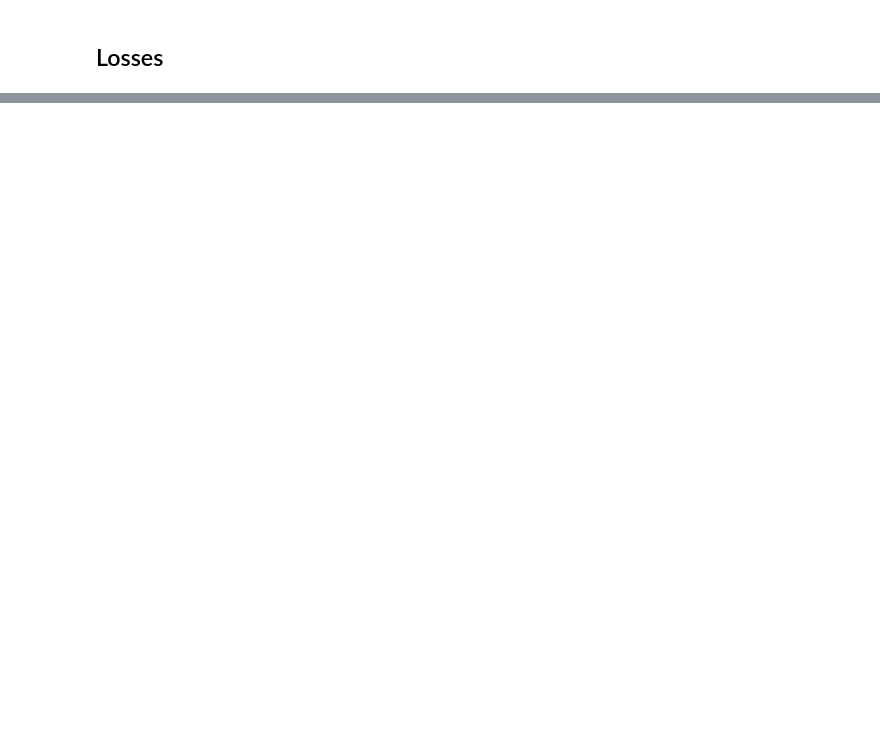
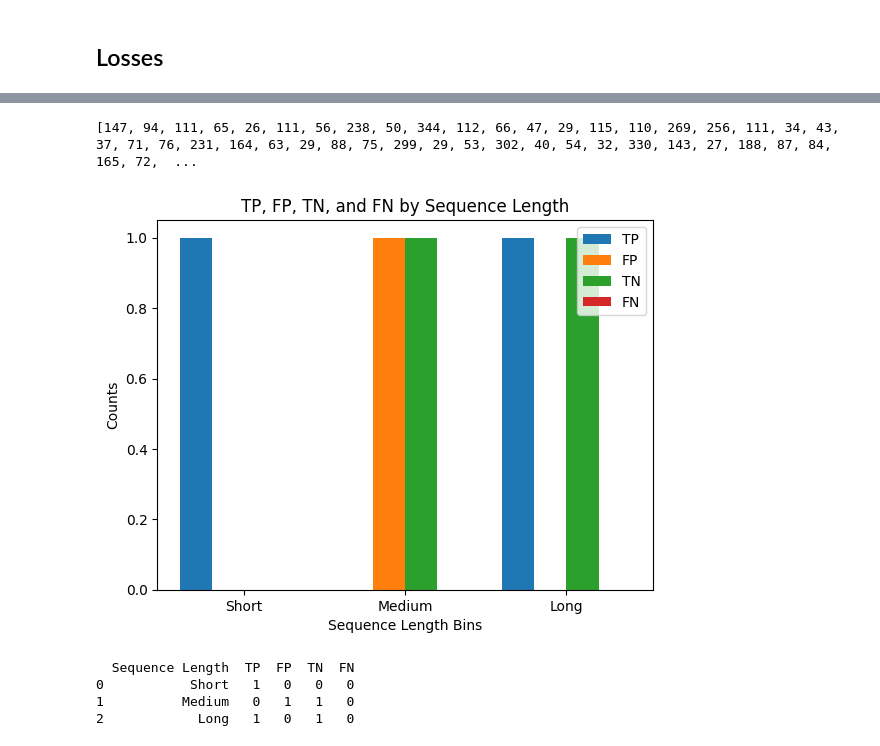
Before and after one commit to PierreEpron/irony-detection, a Jupyter notebook: evaluate.ipynb, the cells around one changed output, grey strips where cells are left out. Drawn from its saved outputs; the diff is of its cells as text; code cells hidden in the pictures; blank space fills up the shorter version.

Commit message:
comparison data

```diff
--- a/evaluate.ipynb
+++ b/evaluate.ipynb
@@ -116,0 +125,8 @@ plot_loss(states)
+# %%
+DATASET_NAME = "CreativeLang/EPIC_Irony"
+df = make_dataset(pd.DataFrame(load_dataset(DATASET_NAME)['train']))
+data = read_jsonl('results/clm_llama_nt.jsonl')
+# %%
+for item in data:
+    for i in item:
+        print(i['gold'])
@@ -116,0 +160,12 @@ plot_loss(states)
+# %%
+golds = []
+preds = []
+for item in data:
+    for el in item:
+        golds.append(el['gold'])
+        preds.append(el['pred'])
+
+sequence_lengths = [len(text) for text in df.text]
+print(sequence_lengths)
+# %% [output]
+[147, 94, 111, 65, 26, 111, 56, 238, 50, 344, 112, 66, 47, 29, 115, 110, 269, 256, 111, 34, 43, 37, 71, 76, 231, 164, 63, 29, 88, 75, 299, 29, 53, 302, 40, 54, 32, 330, 143, 27, 188, 87, 84, 165, 72,  ...
@@ -116,0 +219,45 @@ plot_loss(states)
+# %%
+
+sequence_bins = ['Short', 'Medium', 'Long']
+TP = [short_TP, medium_TP, long_TP]
+FP = [short_FP, medium_FP, long_FP]
+TN = [short_TN, medium_TN, long_TN]
+FN = [short_FN, medium_FN, long_FN]
+
+width = 0.2
+x = range(len(sequence_bins))
+fig, ax = plt.subplots()
+
+bar1 = ax.bar(x, TP, width, label='TP')
+bar2 = ax.bar([i + width for i in x], FP, width, label='FP')
+bar3 = ax.bar([i + width * 2 for i in x], TN, width, label='TN')
+bar4 = ax.bar([i + width * 3 for i in x], FN, width, label='FN')
+
+ax.set_xlabel('Sequence Length Bins')
+ax.set_ylabel('Counts')
+ax.set_title('TP, FP, TN, and FN by Sequence Length')
+ax.set_xticks([i + 1.5 * width for i in x])
+ax.set_xticklabels(sequence_bins)
+ax.legend()
+
+plt.show()
+# %% [output]
+[figure, added]
+# %%
+import pandas as pd
+
+data_seq_len = {
+    'Sequence Length': sequence_bins,
+    'TP': TP,
+    'FP': FP,
+    'TN': TN,
+    'FN': FN
+}
+
+df_data = pd.DataFrame(data_seq_len)
+print(df_data)
+# %% [output]
+  Sequence Length  TP  FP  TN  FN
+0           Short   1   0   0   0
+1          Medium   0   1   1   0
+2            Long   1   0   1   0
```
Also changed, not shown: parts of 8 cells of this notebook.
